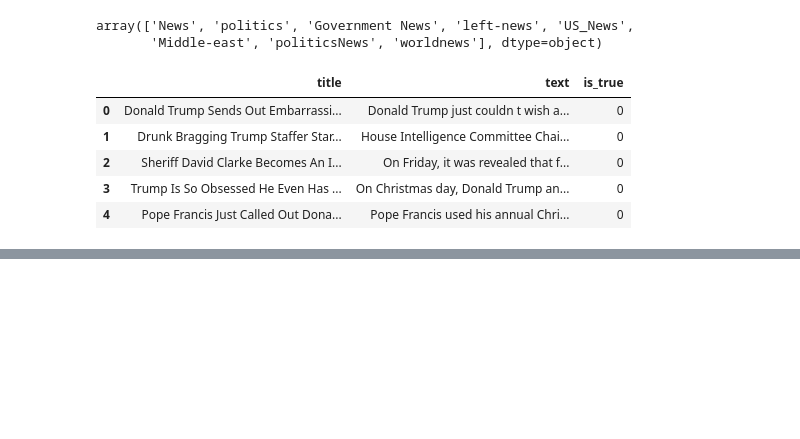
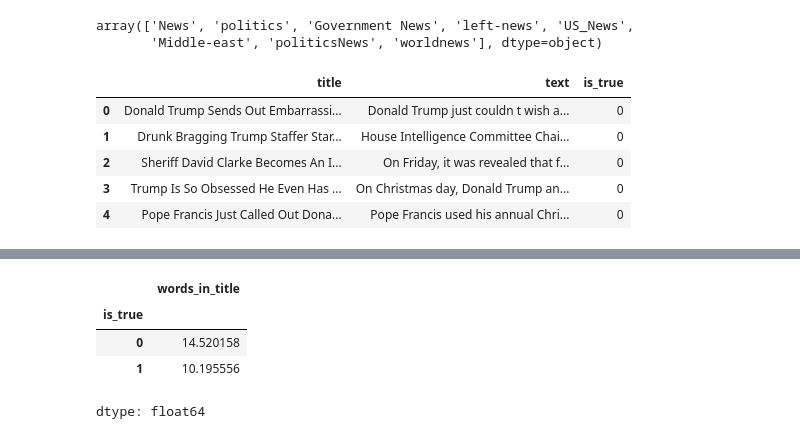
Before and after one commit to NoxFort1/fake-news-detector, a Jupyter notebook: notebooks/01_data_exploration.ipynb, the cells around one changed output, grey strips where cells are left out. Saved outputs shown, nothing was run; the diff lists cells and outputs as text; code cells hidden in the pictures; blank space fills up the shorter version.

```diff
--- a/notebooks/01_data_exploration.ipynb
+++ b/notebooks/01_data_exploration.ipynb
@@ -90,0 +141,9 @@ df.head()
+# %%
+stats = df['words_in_title'].groupby(df['is_true']).mean()
+stats
+# %% [output]
+|  | words_in_title |
+| is_true |  |
+| 0 | 14.520158 |
+| 1 | 10.195556 |
+dtype: float64
```
Also changed, not shown: parts of 9 cells of this notebook.
